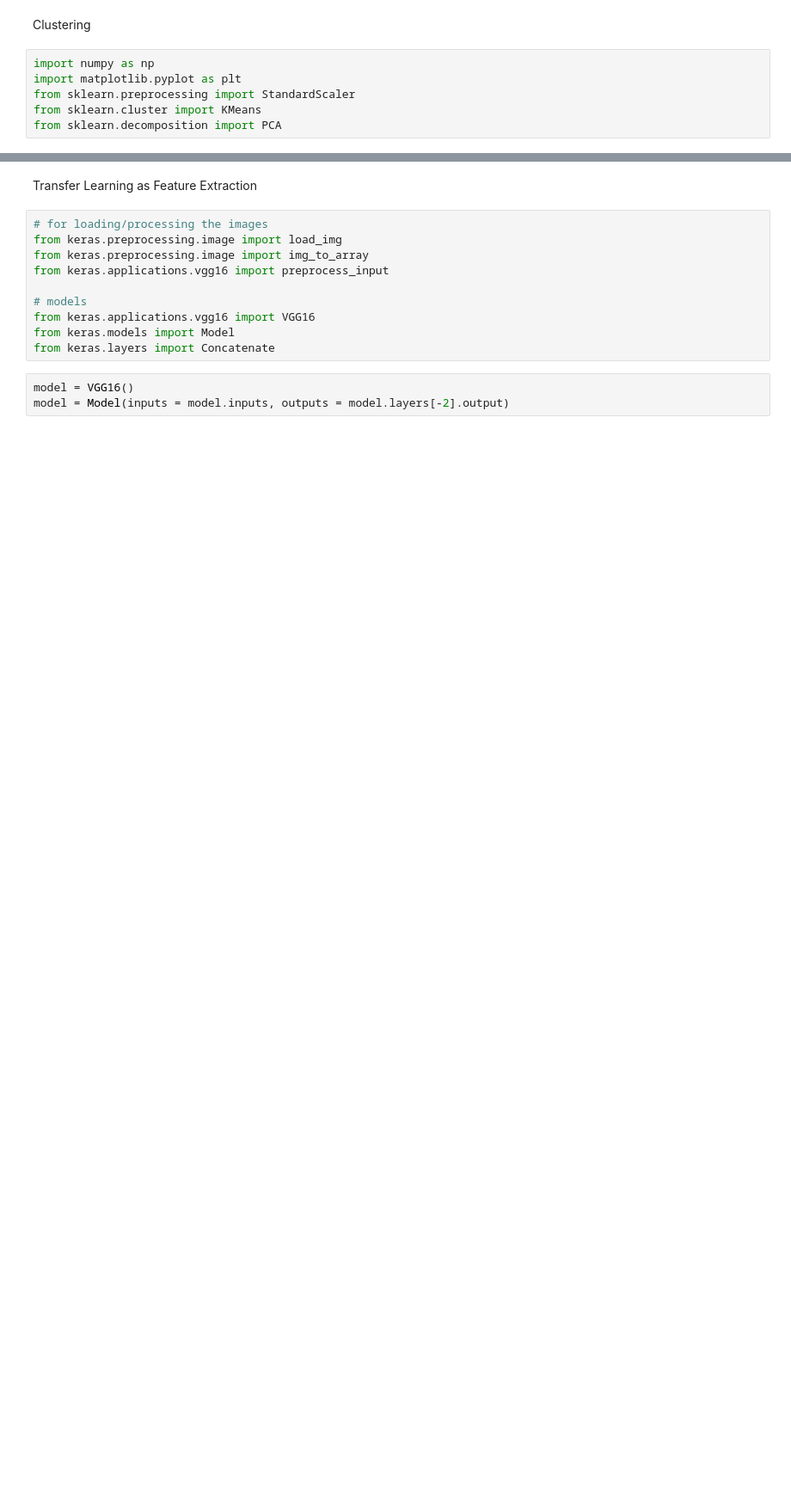
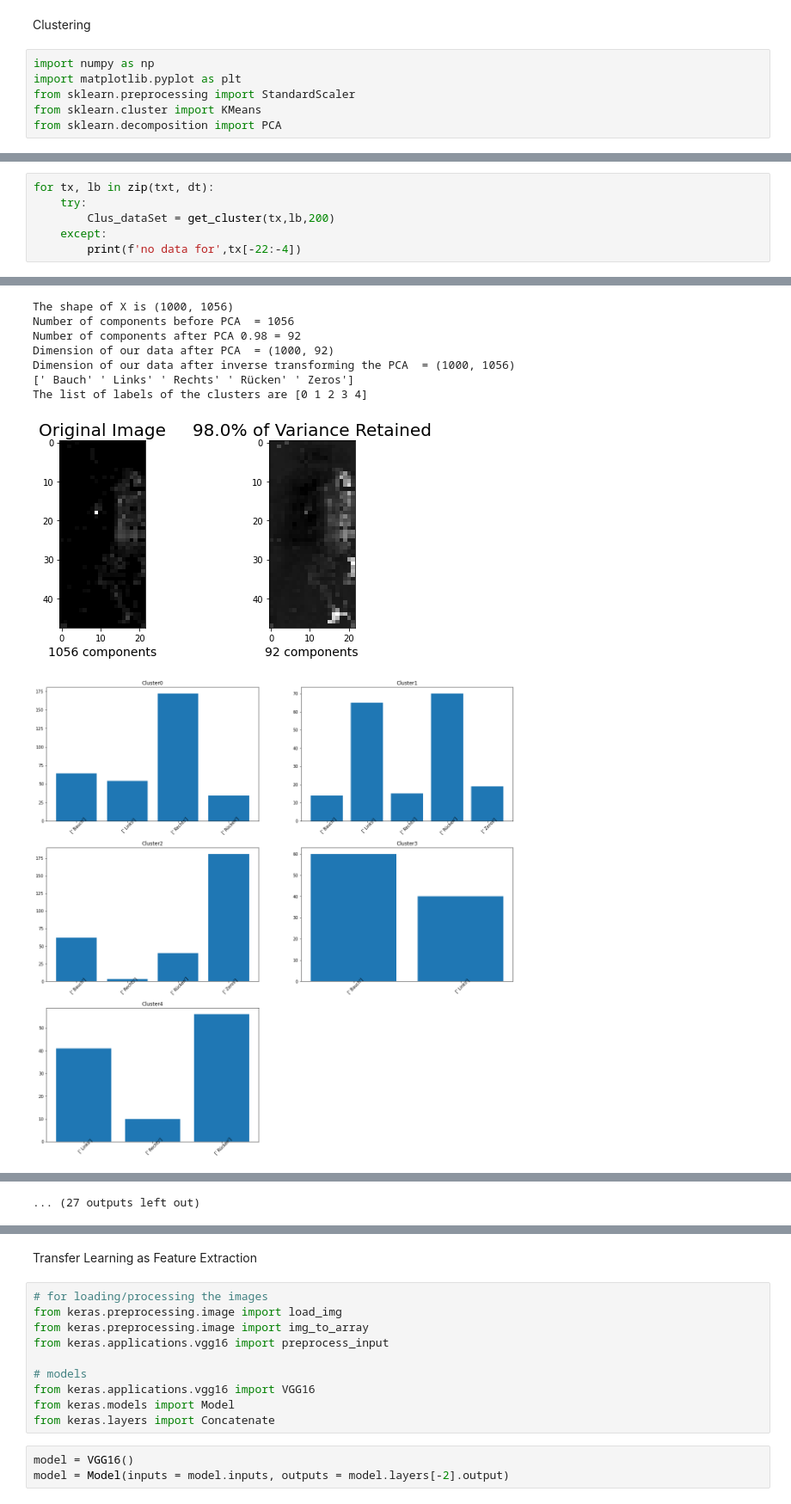
Before and after one commit to ppcodelearn/bed_obs, a Jupyter notebook: preprocessing - Copy.ipynb, the cells around one changed output, grey strips where cells are left out. Shown at 86% size. Cells and saved outputs as stored; diff of their text form; blank space fills up the shorter version.

Commit message:
add clustering for all dataset

```diff
--- a/preprocessing - Copy.ipynb
+++ b/preprocessing - Copy.ipynb
@@ -512,0 +630,7 @@ def get_cluster(txt,dt,num_img):
+# %%
+for tx, lb in zip(txt, dt):
+    try:
+        Clus_dataSet = get_cluster(tx,lb,200)
+    except:
+        print(f'no data for',tx[-22:-4])
+# %% [output]
@@ -512,0 +646,9 @@ def get_cluster(txt,dt,num_img):
+The shape of X is (1000, 1056)
+Number of components before PCA  = 1056
+Number of components after PCA 0.98 = 92
+Dimension of our data after PCA  = (1000, 92)
+Dimension of our data after inverse transforming the PCA  = (1000, 1056)
+[' Bauch' ' Links' ' Rechts' ' Rücken' ' Zeros']
+The list of labels of the clusters are [0 1 2 3 4]
+[figure, added]
+[figure, added]
@@ -512,0 +673 @@ def get_cluster(txt,dt,num_img):
+... (27 outputs left out)
```
Also changed, not shown: parts of 6 cells of this notebook.
